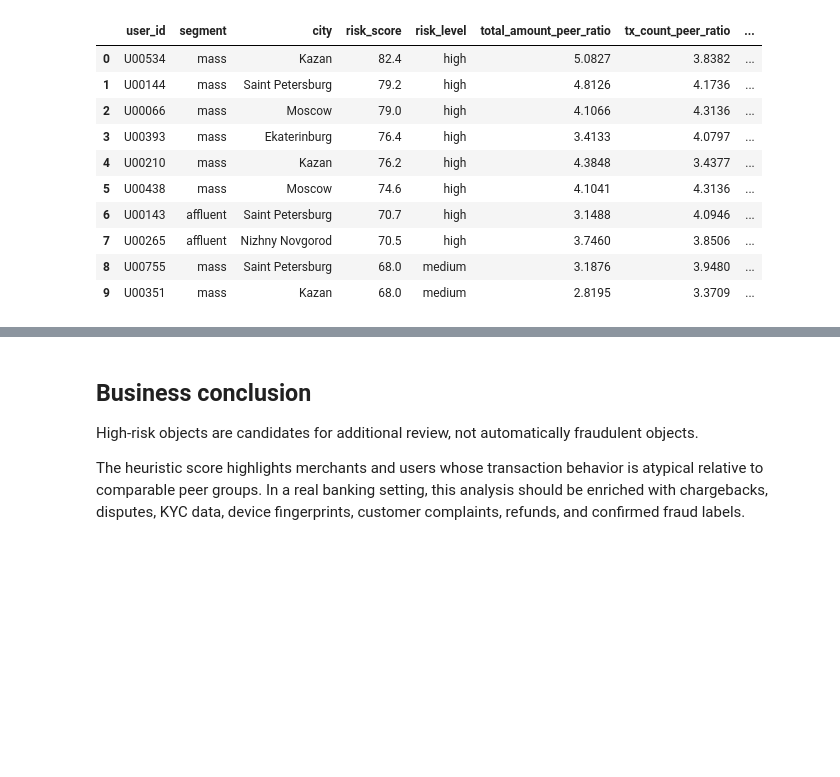
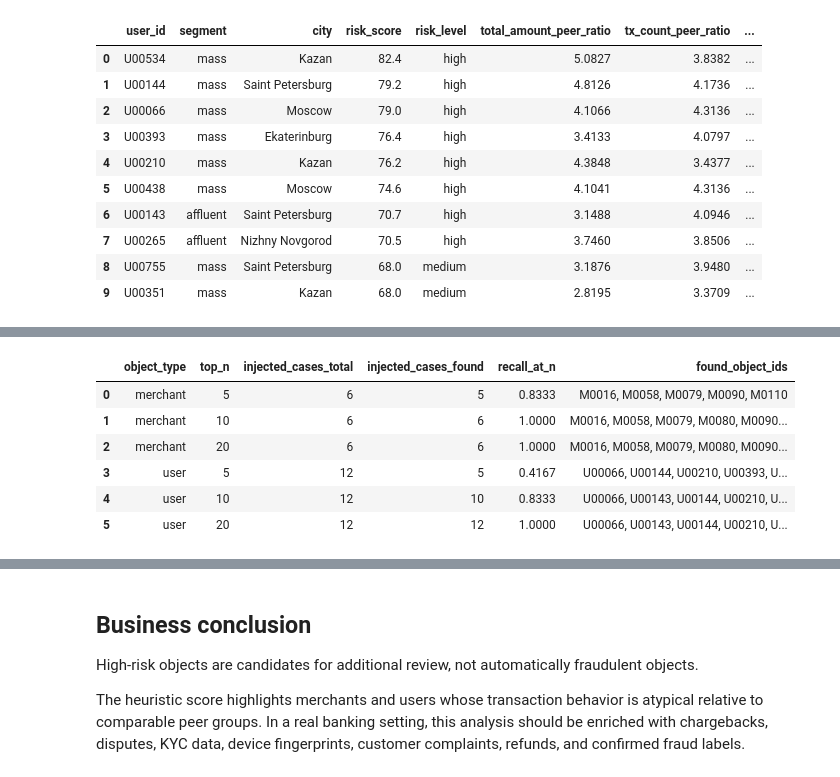
Before and after one commit to No-NameMan/transaction-risk-analytics, a Jupyter notebook: notebooks/01_transaction_risk_analytics.ipynb, the cells around one changed output, grey strips where cells are left out. Drawn from its saved outputs; the diff is of its cells as text; code cells hidden in the pictures; blank space fills up the shorter version.

```diff
--- a/notebooks/01_transaction_risk_analytics.ipynb
+++ b/notebooks/01_transaction_risk_analytics.ipynb
@@ -159,0 +166,13 @@ user_scores[
+# %%
+injected_recall = pd.read_csv(TABLES_DIR / "injected_case_recall.csv")
+injected_ranks = pd.read_csv(TABLES_DIR / "injected_case_ranks.csv")
+
+injected_recall
+# %% [output]
+|  | object_type | top_n | injected_cases_total | injected_cases_found | recall_at_n | found_object_ids |
+| 0 | merchant | 5 | 6 | 5 | 0.8333 | M0016, M0058, M0079, M0090, M0110 |
+| 1 | merchant | 10 | 6 | 6 | 1.0000 | M0016, M0058, M0079, M0080, M0090... |
+| 2 | merchant | 20 | 6 | 6 | 1.0000 | M0016, M0058, M0079, M0080, M0090... |
+| 3 | user | 5 | 12 | 5 | 0.4167 | U00066, U00144, U00210, U00393, U... |
+| 4 | user | 10 | 12 | 10 | 0.8333 | U00066, U00143, U00144, U00210, U... |
+| 5 | user | 20 | 12 | 12 | 1.0000 | U00066, U00143, U00144, U00210, U... |
```
Also changed, not shown: parts of 2 cells of this notebook, 1 other file.
